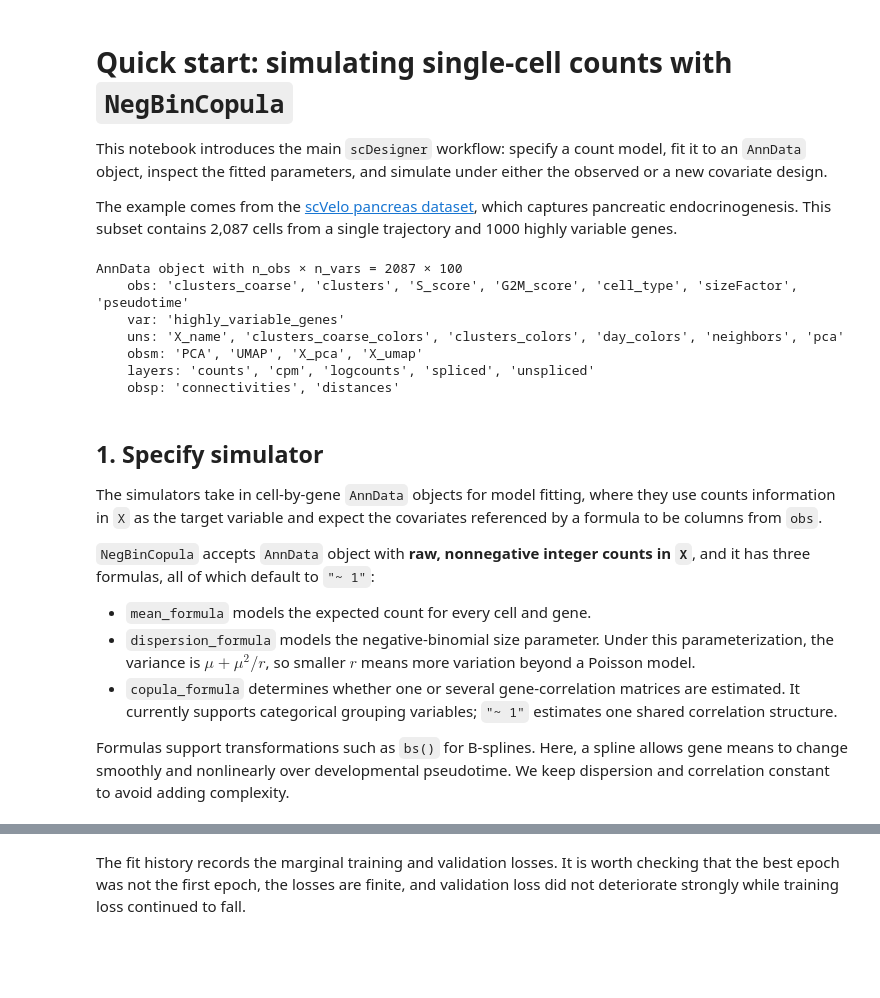
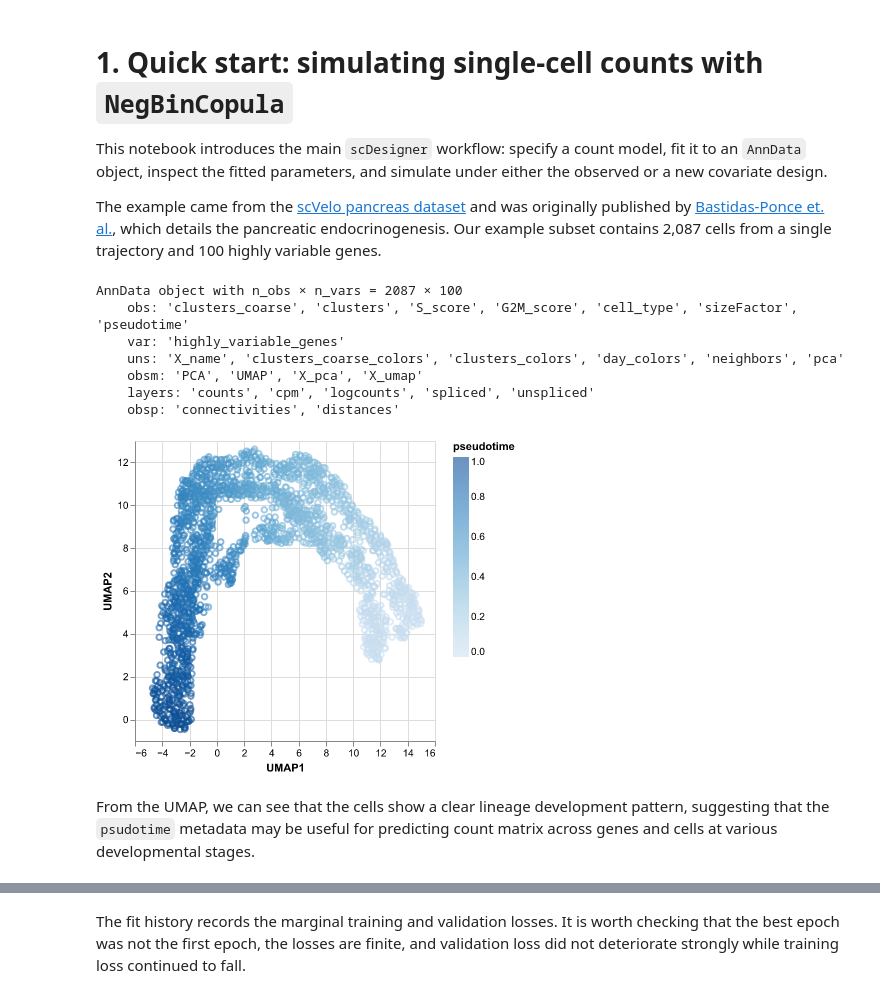
Before and after one commit to krisrs1128/scDesigner, a Jupyter notebook: examples/01-quickstart.ipynb, the cells around one changed output, grey strips where cells are left out. Saved outputs shown, nothing was run; the diff lists cells and outputs as text; code cells hidden in the pictures; blank space fills up the shorter version.

Commit message:
update text descriptions of example notebooks 01 and 03

```diff
--- a/examples/01-quickstart.ipynb
+++ b/examples/01-quickstart.ipynb
@@ -1,9 +1,9 @@
 # %% [markdown]
-# Quick start: simulating single-cell counts with `NegBinCopula`
+# 1. Quick start: simulating single-cell counts with `NegBinCopula`
 
 This notebook introduces the main `scDesigner` workflow: specify a count model, fit it to an `AnnData` object, inspect the fitted parameters, and simulate under either the observed or a new covariate design.
 
-The example comes from the [scVelo pancreas dataset](https://scvelo.readthedocs.io/en/stable/scvelo.datasets.pancreas.html), which captures pancreatic endocrinogenesis. This subset contains 2,087 cells from a single trajectory and 1000 highly variable genes.
+The example came from the [scVelo pancreas dataset](https://scvelo.readthedocs.io/en/stable/scvelo.datasets.pancreas.html) and was originally published by [Bastidas-Ponce et. al.](https://journals.biologists.com/dev/article/146/12/dev173849/19483/Comprehensive-single-cell-mRNA-profiling-reveals-a), which details the pancreatic endocrinogenesis. Our example subset contains 2,087 cells from a single trajectory and 100 highly variable genes.
 # %%
 import numpy as np
 import pandas as pd
@@ -22,15 +22,11 @@ AnnData object with n_obs × n_vars = 2087 × 100
     obsm: 'PCA', 'UMAP', 'X_pca', 'X_umap'
     layers: 'counts', 'cpm', 'logcounts', 'spliced', 'unspliced'
     obsp: 'connectivities', 'distances'
-# %% [markdown]
-## 1. Specify simulator
-
-The simulators take in cell-by-gene `AnnData` objects for model fitting, where they use counts information in `X` as the target variable and expect the covariates referenced by a formula to be columns from `obs`.
-
-`NegBinCopula` accepts `AnnData` object with **raw, nonnegative integer counts in `X`**, and it has three formulas, all of which default to `"~ 1"`:
-
-- `mean_formula` models the expected count for every cell and gene.
-- `dispersion_formula` models the negative-binomial size parameter. Under this parameterization, the variance is $\mu + \mu^2/r$, so smaller $r$ means more variation beyond a Poisson model.
-- `copula_formula` determines whether one or several gene-correlation matrices are estimated. It currently supports categorical grouping variables; `"~ 1"` estimates one shared correlation structure.
-
-Formulas support transformations such as `bs()` for B-splines. Here, a spline allows gene means to change smoothly and nonlinearly over developmental pseudotime. We keep dispersion and correlation constant to avoid adding complexity.
+# %%
+from scdiagnostics import plot_umap
+
+plot_umap(example_sce, color="pseudotime")
+# %% [output]
+[figure, added]
+# %% [markdown]
+From the UMAP, we can see that the cells show a clear lineage development pattern, suggesting that the `psudotime` metadata may be useful for predicting count matrix across genes and cells at various developmental stages.
```
Also changed, not shown: parts of 15 cells of this notebook, 1 other file.
